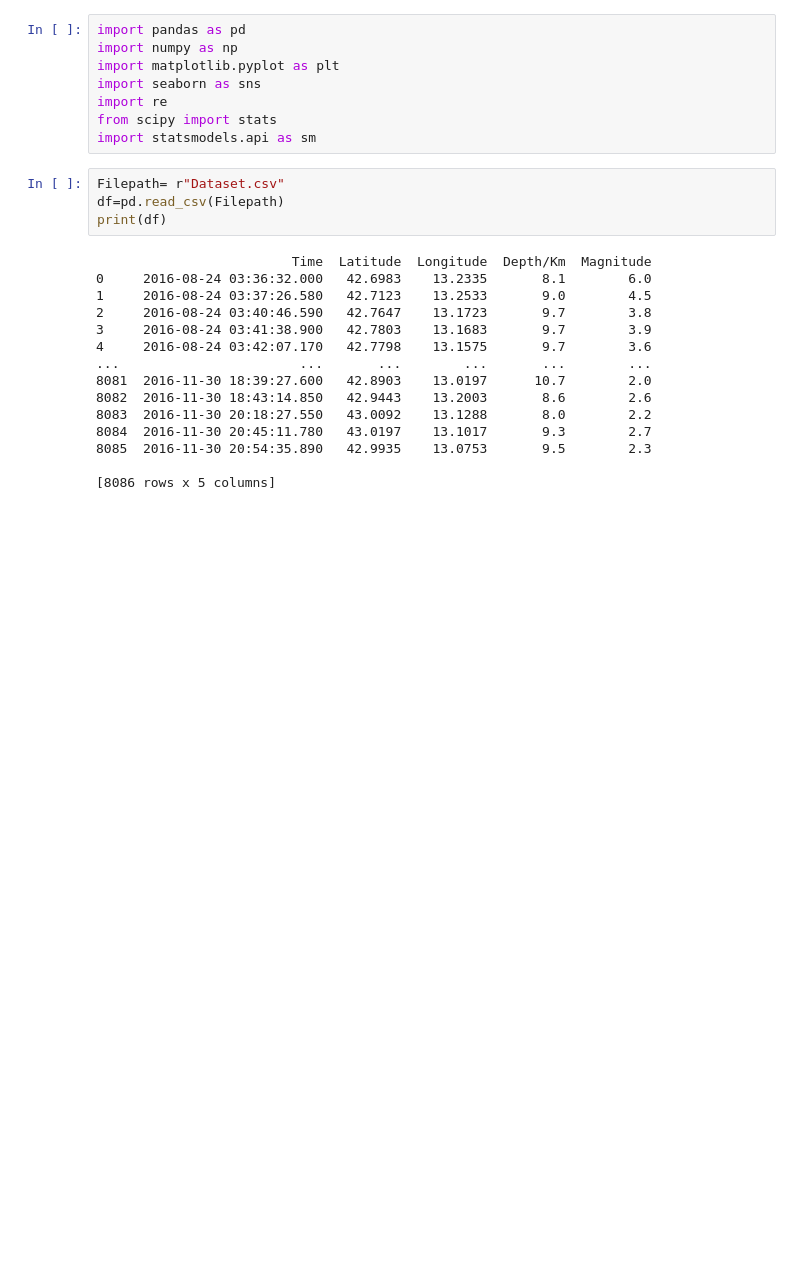
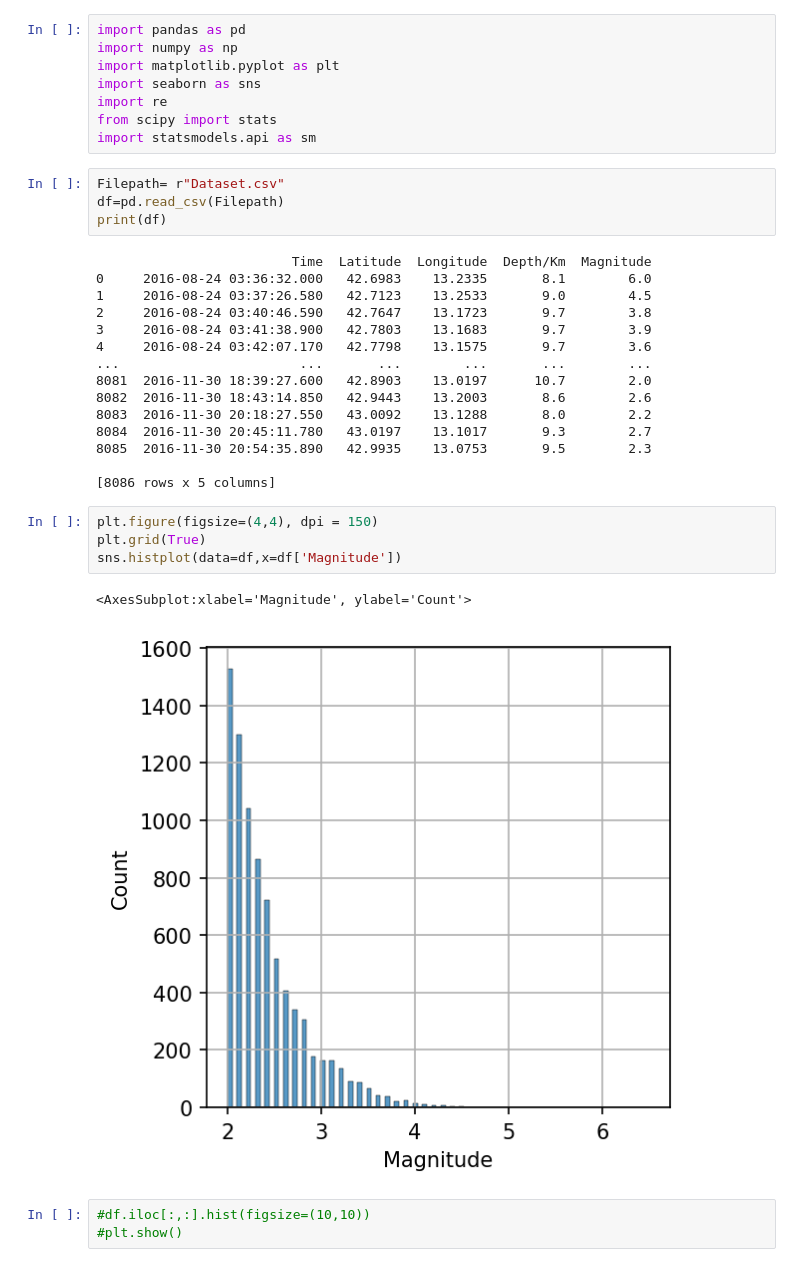
Before and after one commit to MrBloom911/SismicOperations, a Jupyter notebook: ProyectoComp.ipynb, the cells around one changed output. Saved outputs shown, nothing was run; the diff lists cells and outputs as text; blank space fills up the shorter version.

Commit message:
se realizan algunos analisis preliminares como la boxplot de algunas variables e histogramas. Se plantea realizar graficas de curtosis además de contemplar la opción de normalizar los datos

```diff
--- a/ProyectoComp.ipynb
+++ b/ProyectoComp.ipynb
@@ -25,3 +25,13 @@ print(df)
 8085  2016-11-30 20:54:35.890   42.9935    13.0753       9.5        2.3
 
 [8086 rows x 5 columns]
+# %%
+plt.figure(figsize=(4,4), dpi = 150)
+plt.grid(True)
+sns.histplot(data=df,x=df['Magnitude'])
+# %% [output]
+<AxesSubplot:xlabel='Magnitude', ylabel='Count'>
+[figure, added]
+# %%
+#df.iloc[:,:].hist(figsize=(10,10))
+#plt.show()
```
Also changed, not shown: parts of 5 cells of this notebook.
